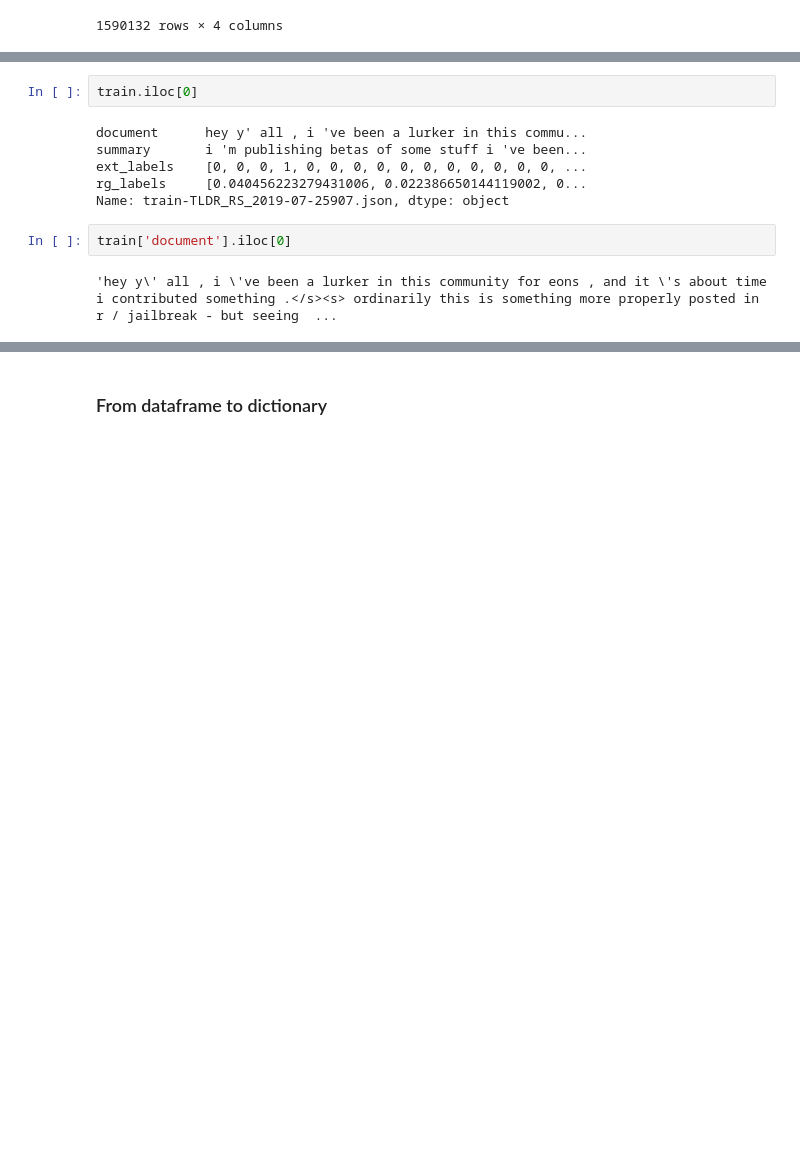
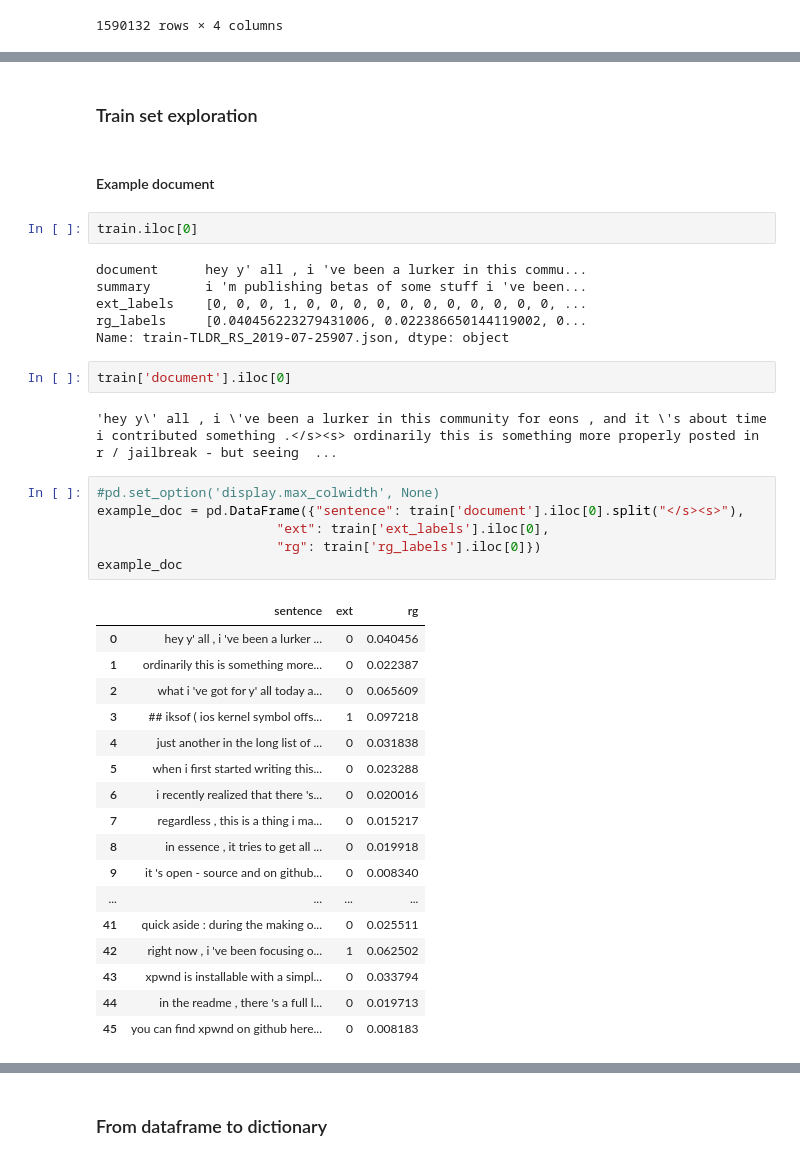
Before and after one commit to giocoal/reddit-tldr-summarizer-and-topic-modeling, a Jupyter notebook: TLDR text summarization.ipynb, the cells around one changed output, grey strips where cells are left out. Saved outputs shown, nothing was run; the diff lists cells and outputs as text; blank space fills up the shorter version.

Commit message:
data exploration

```diff
--- a/TLDR text summarization.ipynb
+++ b/TLDR text summarization.ipynb
@@ -59,3 +75,7 @@ train
+# %% [markdown]
+### Train set exploration
+# %% [markdown]
+#### Example document
 # %%
 train.iloc[0]
 # %% [output]
@@ -64,7 +84,31 @@ summary       i 'm publishing betas of some stuff i 've been...
 ext_labels    [0, 0, 0, 1, 0, 0, 0, 0, 0, 0, 0, 0, 0, 0, 0, ...
 rg_labels     [0.040456223279431006, 0.022386650144119002, 0...
 Name: train-TLDR_RS_2019-07-25907.json, dtype: object
-# %%
-train['document'].iloc[0]
-# %% [output]
-'hey y\' all , i \'ve been a lurker in this community for eons , and it \'s about time i contributed something .</s><s> ordinarily this is something more properly posted in r / jailbreak - but seeing  ...
+# %%
+train['document'].iloc[0]
+# %% [output]
+'hey y\' all , i \'ve been a lurker in this community for eons , and it \'s about time i contributed something .</s><s> ordinarily this is something more properly posted in r / jailbreak - but seeing  ...
+# %%
+#pd.set_option('display.max_colwidth', None)
+example_doc = pd.DataFrame({"sentence": train['document'].iloc[0].split("</s><s>"),
+                       "ext": train['ext_labels'].iloc[0],
+                       "rg": train['rg_labels'].iloc[0]})
+example_doc
+# %% [output]
+|  | sentence | ext | rg |
+| 0 | hey y' all , i 've been a lurker ... | 0 | 0.040456 |
+| 1 | ordinarily this is something more... | 0 | 0.022387 |
+| 2 | what i 've got for y' all today a... | 0 | 0.065609 |
+| 3 | ## iksof ( ios kernel symbol offs... | 1 | 0.097218 |
+| 4 | just another in the long list of ... | 0 | 0.031838 |
+| 5 | when i first started writing this... | 0 | 0.023288 |
+| 6 | i recently realized that there 's... | 0 | 0.020016 |
+| 7 | regardless , this is a thing i ma... | 0 | 0.015217 |
+| 8 | in essence , it tries to get all ... | 0 | 0.019918 |
+| 9 | it 's open - source and on github... | 0 | 0.008340 |
+| ... | ... | ... | ... |
+| 41 | quick aside : during the making o... | 0 | 0.025511 |
+| 42 | right now , i 've been focusing o... | 1 | 0.062502 |
+| 43 | xpwnd is installable with a simpl... | 0 | 0.033794 |
+| 44 | in the readme , there 's a full l... | 0 | 0.019713 |
+| 45 | you can find xpwnd on github here... | 0 | 0.008183 |
```
Also changed, not shown: parts of 7 cells of this notebook.
